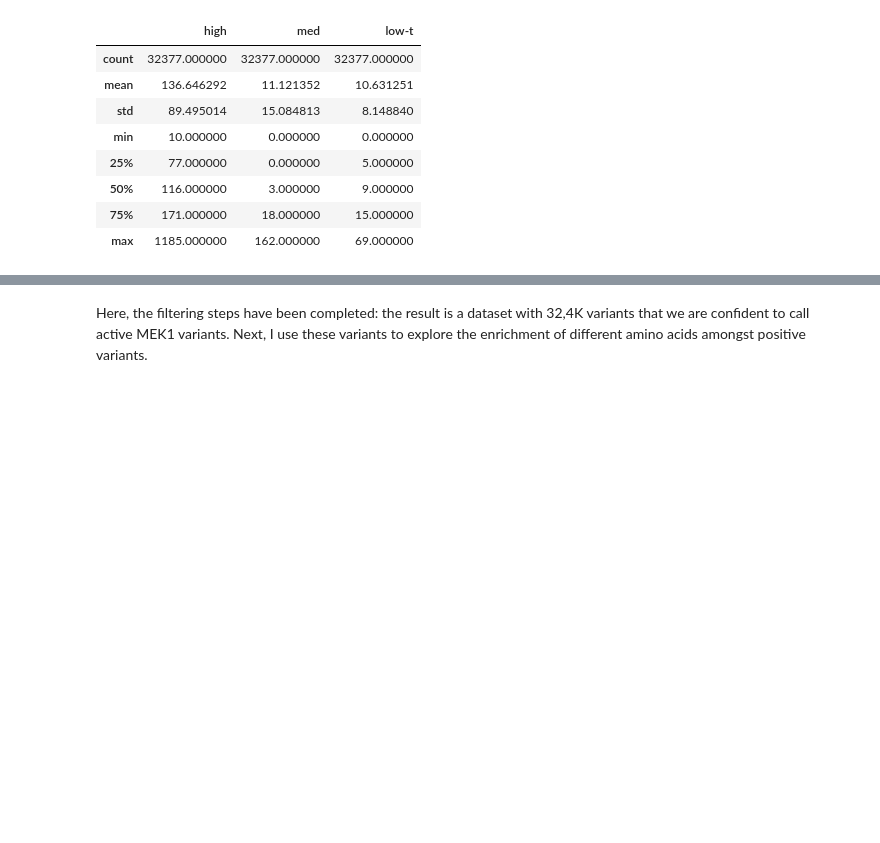
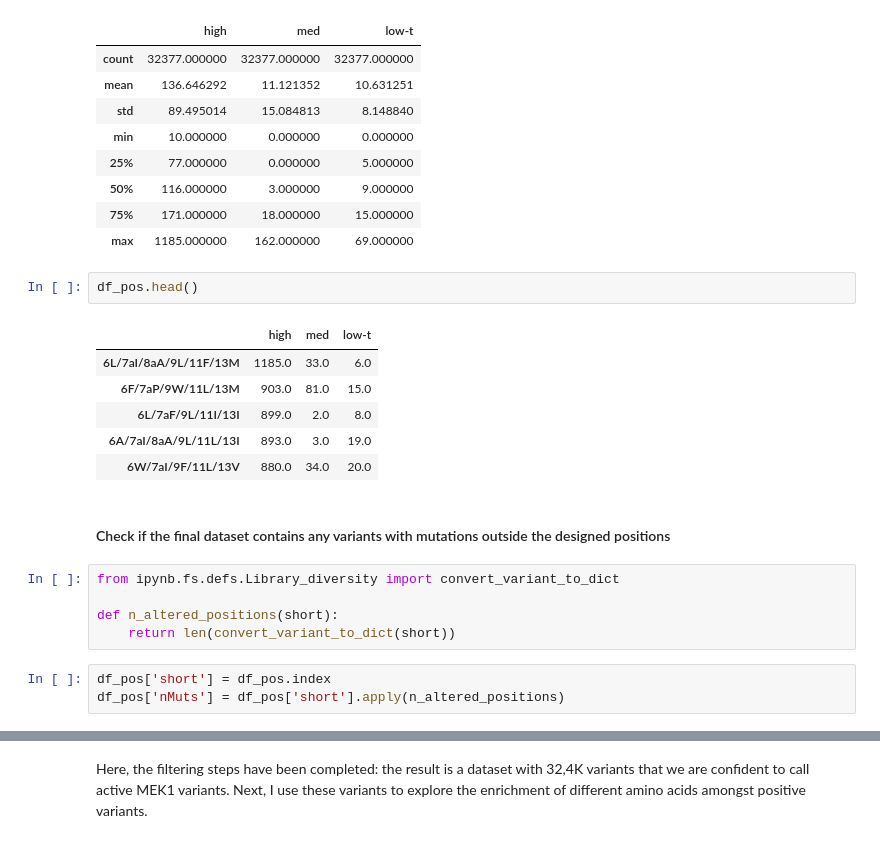
Before and after one commit to MayaPetek/InDelScanner, a Jupyter notebook: Results_Remkes/Filtering_positives.ipynb, the cells around one changed output, grey strips where cells are left out. Cells and saved outputs as stored; diff of their text form; blank space fills up the shorter version.

```diff
--- a/Results_Remkes/Filtering_positives.ipynb
+++ b/Results_Remkes/Filtering_positives.ipynb
@@ -202,3 +202,22 @@ df_pos.describe()
 | 50% | 116.000000 | 3.000000 | 9.000000 |
 | 75% | 171.000000 | 18.000000 | 15.000000 |
 | max | 1185.000000 | 162.000000 | 69.000000 |
+# %%
+df_pos.head()
+# %% [output]
+|  | high | med | low-t |
+| 6L/7aI/8aA/9L/11F/13M | 1185.0 | 33.0 | 6.0 |
+| 6F/7aP/9W/11L/13M | 903.0 | 81.0 | 15.0 |
+| 6L/7aF/9L/11I/13I | 899.0 | 2.0 | 8.0 |
+| 6A/7aI/8aA/9L/11L/13I | 893.0 | 3.0 | 19.0 |
+| 6W/7aI/9F/11L/13V | 880.0 | 34.0 | 20.0 |
+# %% [markdown]
+#### Check if the final dataset contains any variants with mutations outside the designed positions
+# %%
+from ipynb.fs.defs.Library_diversity import convert_variant_to_dict
+
+def n_altered_positions(short):
+    return len(convert_variant_to_dict(short))
+# %%
+df_pos['short'] = df_pos.index
+df_pos['nMuts'] = df_pos['short'].apply(n_altered_positions)
```
Also changed, not shown: parts of 22 cells of this notebook.
